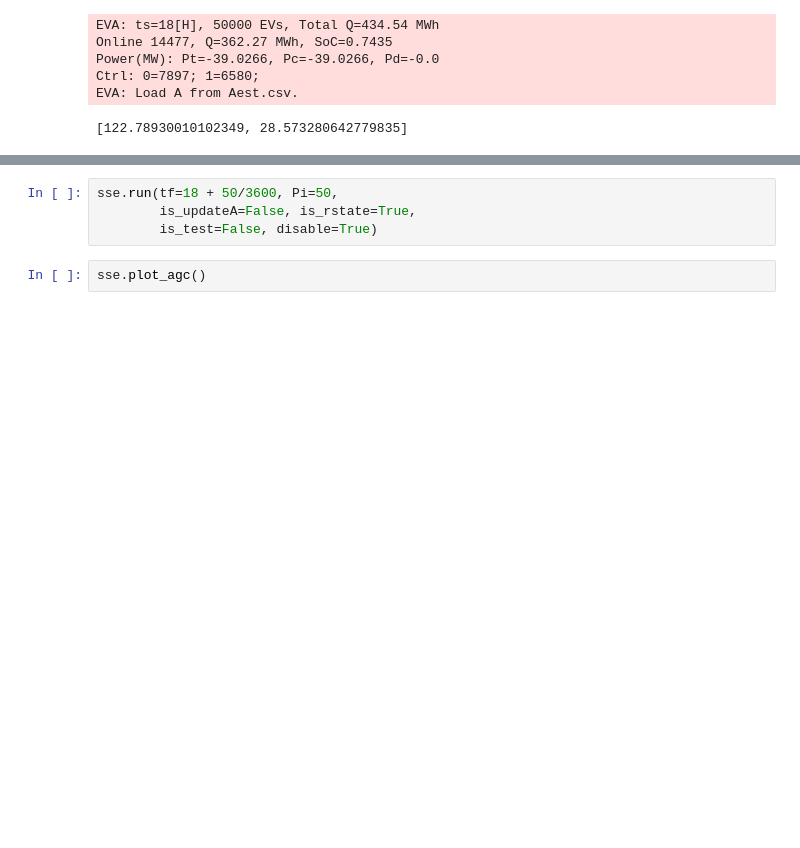
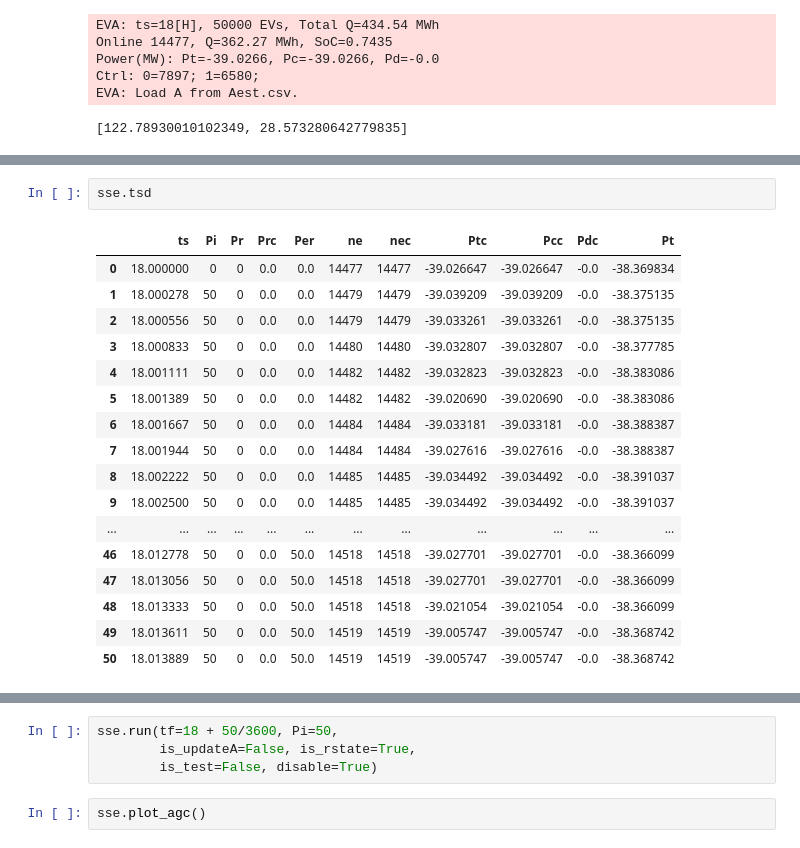
Before and after one commit to jinningwang/andes, a Jupyter notebook: jwang/notes/test_ev_ssm_speed.ipynb, the cells around one changed output, grey strips where cells are left out. Saved outputs shown, nothing was run; the diff lists cells and outputs as text; blank space fills up the shorter version.

```diff
--- a/jwang/notes/test_ev_ssm_speed.ipynb
+++ b/jwang/notes/test_ev_ssm_speed.ipynb
@@ -100,3 +110,23 @@ EVA: end time 18.011111111111113[H] is too close to start time 18.01111111111115
+# %%
+sse.tsd
+# %% [output]
+|  | ts | Pi | Pr | Prc | Per | ne | nec | Ptc | Pcc | Pdc | Pt |
+| 0 | 18.000000 | 0 | 0 | 0.0 | 0.0 | 14477 | 14477 | -39.026647 | -39.026647 | -0.0 | -38.369834 |
+| 1 | 18.000278 | 50 | 0 | 0.0 | 0.0 | 14479 | 14479 | -39.039209 | -39.039209 | -0.0 | -38.375135 |
+| 2 | 18.000556 | 50 | 0 | 0.0 | 0.0 | 14479 | 14479 | -39.033261 | -39.033261 | -0.0 | -38.375135 |
+| 3 | 18.000833 | 50 | 0 | 0.0 | 0.0 | 14480 | 14480 | -39.032807 | -39.032807 | -0.0 | -38.377785 |
+| 4 | 18.001111 | 50 | 0 | 0.0 | 0.0 | 14482 | 14482 | -39.032823 | -39.032823 | -0.0 | -38.383086 |
+| 5 | 18.001389 | 50 | 0 | 0.0 | 0.0 | 14482 | 14482 | -39.020690 | -39.020690 | -0.0 | -38.383086 |
+| 6 | 18.001667 | 50 | 0 | 0.0 | 0.0 | 14484 | 14484 | -39.033181 | -39.033181 | -0.0 | -38.388387 |
+| 7 | 18.001944 | 50 | 0 | 0.0 | 0.0 | 14484 | 14484 | -39.027616 | -39.027616 | -0.0 | -38.388387 |
+| 8 | 18.002222 | 50 | 0 | 0.0 | 0.0 | 14485 | 14485 | -39.034492 | -39.034492 | -0.0 | -38.391037 |
+| 9 | 18.002500 | 50 | 0 | 0.0 | 0.0 | 14485 | 14485 | -39.034492 | -39.034492 | -0.0 | -38.391037 |
+| ... | ... | ... | ... | ... | ... | ... | ... | ... | ... | ... | ... |
+| 46 | 18.012778 | 50 | 0 | 0.0 | 50.0 | 14518 | 14518 | -39.027701 | -39.027701 | -0.0 | -38.366099 |
+| 47 | 18.013056 | 50 | 0 | 0.0 | 50.0 | 14518 | 14518 | -39.027701 | -39.027701 | -0.0 | -38.366099 |
+| 48 | 18.013333 | 50 | 0 | 0.0 | 50.0 | 14518 | 14518 | -39.021054 | -39.021054 | -0.0 | -38.366099 |
+| 49 | 18.013611 | 50 | 0 | 0.0 | 50.0 | 14519 | 14519 | -39.005747 | -39.005747 | -0.0 | -38.368742 |
+| 50 | 18.013889 | 50 | 0 | 0.0 | 50.0 | 14519 | 14519 | -39.005747 | -39.005747 | -0.0 | -38.368742 |
 # %%
 sse.plot_agc()
 # %% [output]
```
Also changed, not shown: parts of 13 cells of this notebook, 4 other files.
